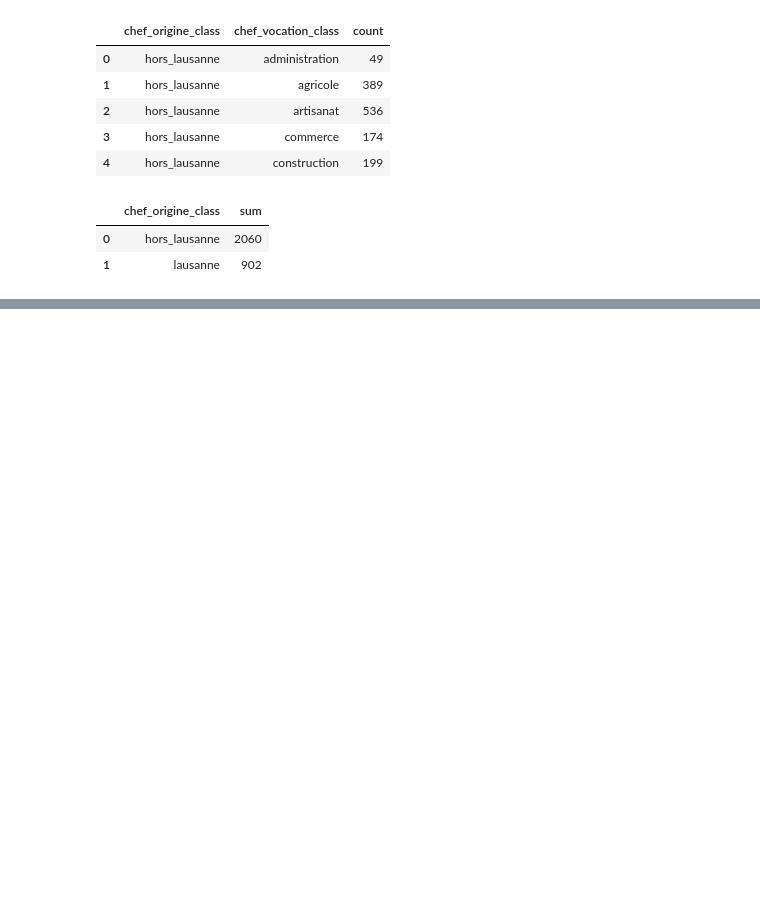
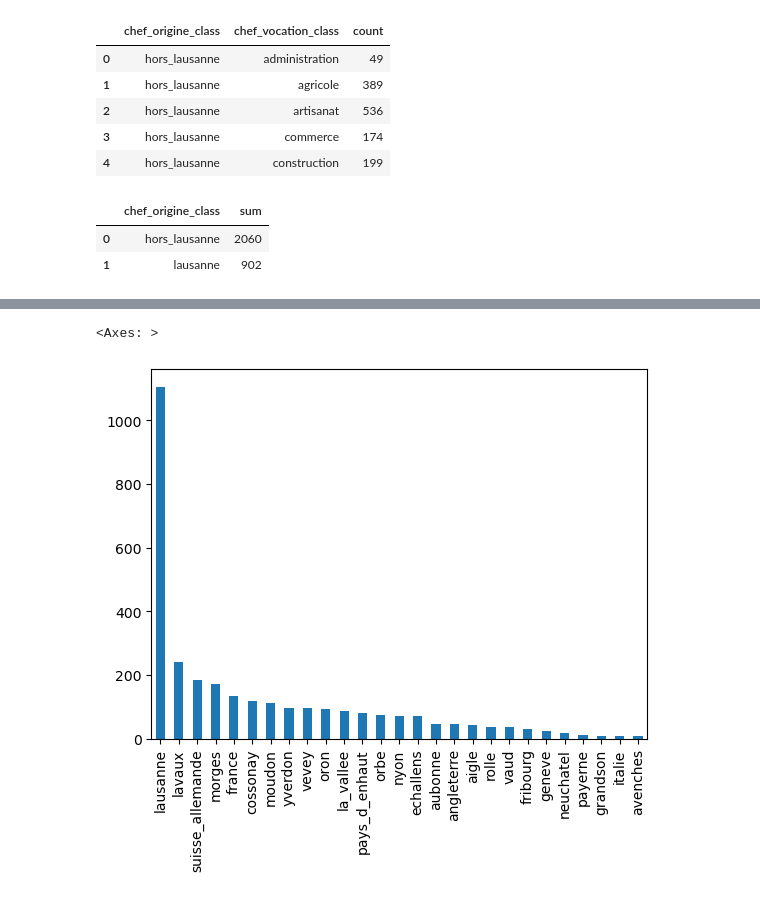
Before and after one commit to ozan-guven/HUM-450-Project, a Jupyter notebook: notebooks/sankey_diagram.ipynb, the cells around one changed output, grey strips where cells are left out. Saved outputs shown, nothing was run; the diff lists cells and outputs as text; code cells hidden in the pictures; blank space fills up the shorter version.

```diff
--- a/notebooks/sankey_diagram.ipynb
+++ b/notebooks/sankey_diagram.ipynb
@@ -197,0 +277,6 @@ rec_dj.head()
+# %%
+# bar plot of chef_origine_class
+rec['chef_origine_class'].value_counts().plot(kind='bar')
+# %% [output]
+<Axes: >
+[figure, added]
```
Also changed, not shown: parts of 19 cells of this notebook, 8 other files.
